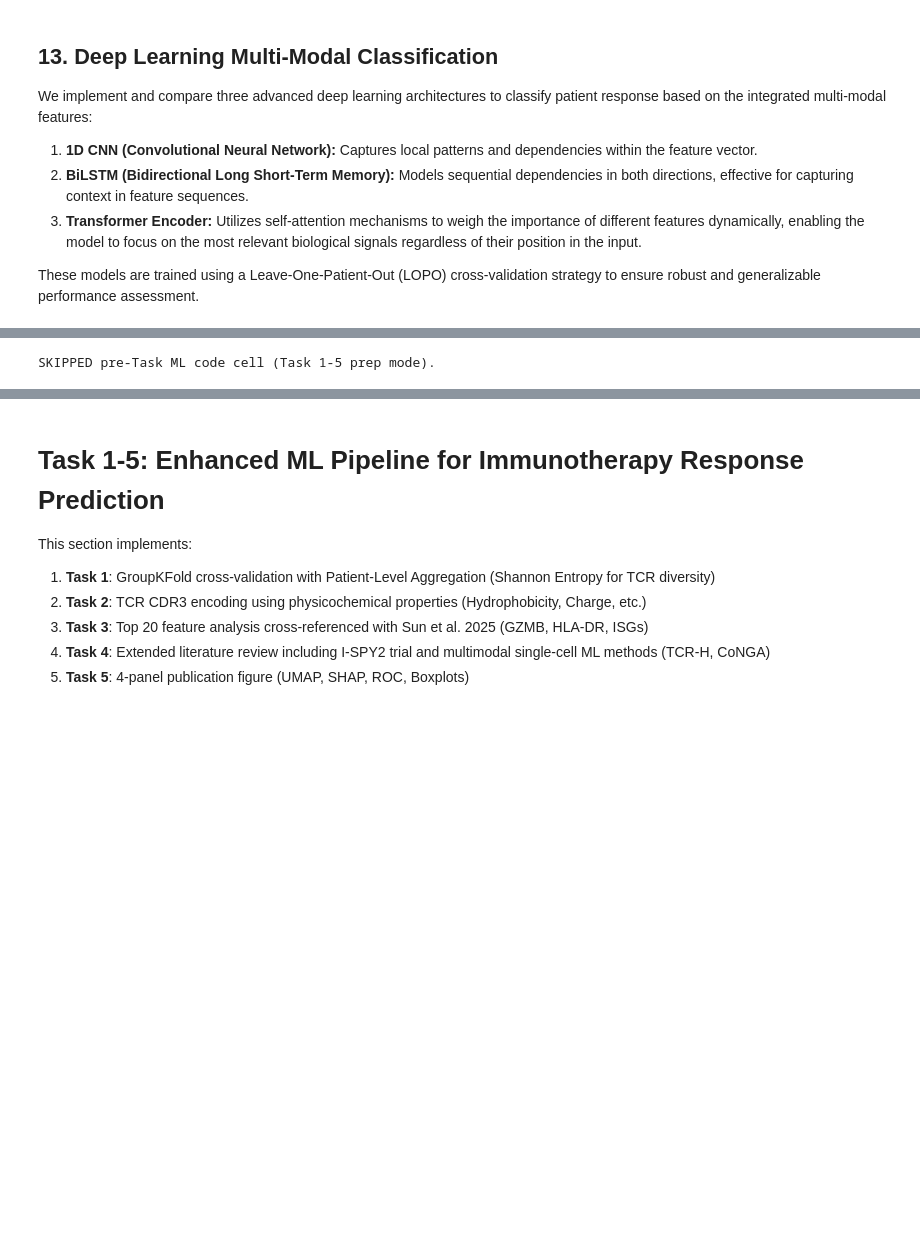
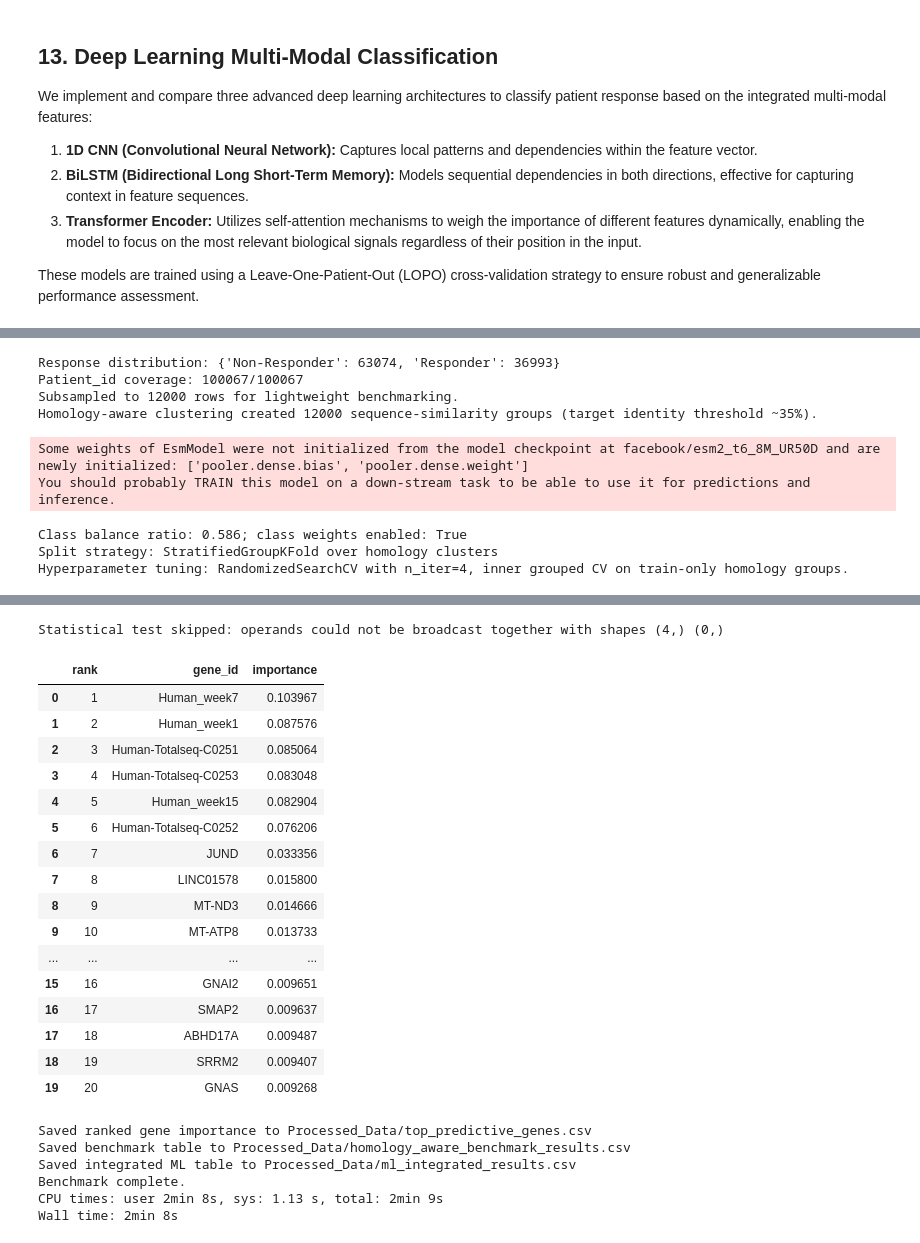
Before and after one commit to Anmol-Josan/Unsupervised-Learning-For-HR-Breast-Cancer-RNA-Sequencing, a Jupyter notebook: Code/hr-cancer.ipynb, the cells around one changed output, grey strips where cells are left out. Drawn from its saved outputs; the diff is of its cells as text; code cells hidden in the pictures; blank space fills up the shorter version.

```diff
--- a/Code/hr-cancer.ipynb
+++ b/Code/hr-cancer.ipynb
@@ -5102,7 +5183,29 @@ else:
                 fold_auc_by_model[model_name] = np.asarray(fold_aucs, dtype=float)
 
             results_df = pd.DataFrame(rows).sort_values('fold_auc_mean', ascending=False).reset_index(drop=True)
+            results_df['pipeline_section'] = 'homology_sequence_benchmark'
             display(results_df)
+
+            # Integrate benchmark and deep-learning outputs into one ML table when available.
+            integrated_frames = [results_df.copy()]
+            if 'dl_df' in globals() and isinstance(dl_df, pd.DataFrame) and len(dl_df) > 0:
+                dl_merge = dl_df.copy()
+                rename_map = {
+                    'architecture': 'model',
+                    'auc': 'fold_auc_mean',
+                    'accuracy': 'accuracy',
+                    'precision': 'precision',
+                    'recall': 'recall',
+                    'f1': 'f1',
+                }
+                for src_col, dst_col in rename_map.items():
+                    if src_col in dl_merge.columns and src_col != dst_col:
+                        dl_merge[dst_col] = dl_merge[src_col]
+                dl_merge['pipeline_section'] = 'deep_learning'
+                dl_merge['split_strategy'] = dl_merge.get('split_strategy', 'GroupKFold over patient groups')
+                integrated_frames.append(dl_merge)
+
+            ml_integrated_results_df = pd.concat(integrated_frames, ignore_index=True, sort=False)
 
             try:
                 from scipy.stats import wilcoxon
@@ -5123,6 +5226,7 @@ else:
             out_dir = Path('Processed_Data')
             out_dir.mkdir(parents=True, exist_ok=True)
             results_df.to_csv(out_dir / 'homology_aware_benchmark_results.csv', index=False)
+            ml_integrated_results_df.to_csv(out_dir / 'ml_integrated_results.csv', index=False)
 
             if best_params_log:
                 pd.DataFrame(best_params_log).to_csv(out_dir / 'homology_aware_best_params.csv', index=False)
@@ -5176,7 +5280,23 @@ else:
             except Exception as e:
                 print(f"Gene importance extraction skipped: {e}")
 
+            # Expose integrated ML outputs for downstream cells.
+            ml_results_table = ml_integrated_results_df.copy()
+            globals()['ml_results_table'] = ml_results_table
+            if 'fold_auc_mean' in ml_results_table.columns:
+                ml_best_model = ml_results_table.sort_values('fold_auc_mean', ascending=False).head(1)
+                globals()['ml_best_model'] = ml_best_model
+
             print("Saved benchmark table to Processed_Data/homology_aware_benchmark_results.csv")
+            print("Saved integrated ML table to Processed_Data/ml_integrated_results.csv")
             print("Benchmark complete.")
 # %% [output]
-SKIPPED pre-Task ML code cell (Task 1-5 prep mode).
+Response distribution: {'Non-Responder': 63074, 'Responder': 36993}
+Patient_id coverage: 100067/100067
+Subsampled to 12000 rows for lightweight benchmarking.
+Homology-aware clustering created 12000 sequence-similarity groups (target identity threshold ~35%).
+Some weights of EsmModel were not initialized from the model checkpoint at facebook/esm2_t6_8M_UR50D and are newly initialized: ['pooler.dense.bias', 'pooler.dense.weight']
+You should probably TRAIN this model on a down-stream task to be able to use it for predictions and inference.
+Class balance ratio: 0.586; class weights enabled: True
+Split strategy: StratifiedGroupKFold over homology clusters
+Hyperparameter tuning: RandomizedSearchCV with n_iter=4, inner grouped CV on train-only homology groups.
@@ -5183,9 +5309,24 @@ SKIPPED pre-Task ML code cell (Task 1-5 prep mode).
+Statistical test skipped: operands could not be broadcast together with shapes (4,) (0,)
+|  | rank | gene_id | importance |
+| 0 | 1 | Human_week7 | 0.103967 |
+| 1 | 2 | Human_week1 | 0.087576 |
+| 2 | 3 | Human-Totalseq-C0251 | 0.085064 |
+| 3 | 4 | Human-Totalseq-C0253 | 0.083048 |
+| 4 | 5 | Human_week15 | 0.082904 |
+| 5 | 6 | Human-Totalseq-C0252 | 0.076206 |
+| 6 | 7 | JUND | 0.033356 |
+| 7 | 8 | LINC01578 | 0.015800 |
+| 8 | 9 | MT-ND3 | 0.014666 |
+| 9 | 10 | MT-ATP8 | 0.013733 |
+| ... | ... | ... | ... |
+| 15 | 16 | GNAI2 | 0.009651 |
+| 16 | 17 | SMAP2 | 0.009637 |
+| 17 | 18 | ABHD17A | 0.009487 |
+| 18 | 19 | SRRM2 | 0.009407 |
+| 19 | 20 | GNAS | 0.009268 |
+Saved ranked gene importance to Processed_Data/top_predictive_genes.csv
+Saved benchmark table to Processed_Data/homology_aware_benchmark_results.csv
+Saved integrated ML table to Processed_Data/ml_integrated_results.csv
+Benchmark complete.
+CPU times: user 2min 8s, sys: 1.13 s, total: 2min 9s
+Wall time: 2min 8s
-# %% [markdown]
-# Task 1-5: Enhanced ML Pipeline for Immunotherapy Response Prediction
-
-This section implements:
-1. **Task 1**: GroupKFold cross-validation with Patient-Level Aggregation (Shannon Entropy for TCR diversity)
-2. **Task 2**: TCR CDR3 encoding using physicochemical properties (Hydrophobicity, Charge, etc.)
-3. **Task 3**: Top 20 feature analysis cross-referenced with Sun et al. 2025 (GZMB, HLA-DR, ISGs)
-4. **Task 4**: Extended literature review including I-SPY2 trial and multimodal single-cell ML methods (TCR-H, CoNGA)
-5. **Task 5**: 4-panel publication figure (UMAP, SHAP, ROC, Boxplots)
```
Also changed, not shown: parts of 20 cells of this notebook, 1 other file.
